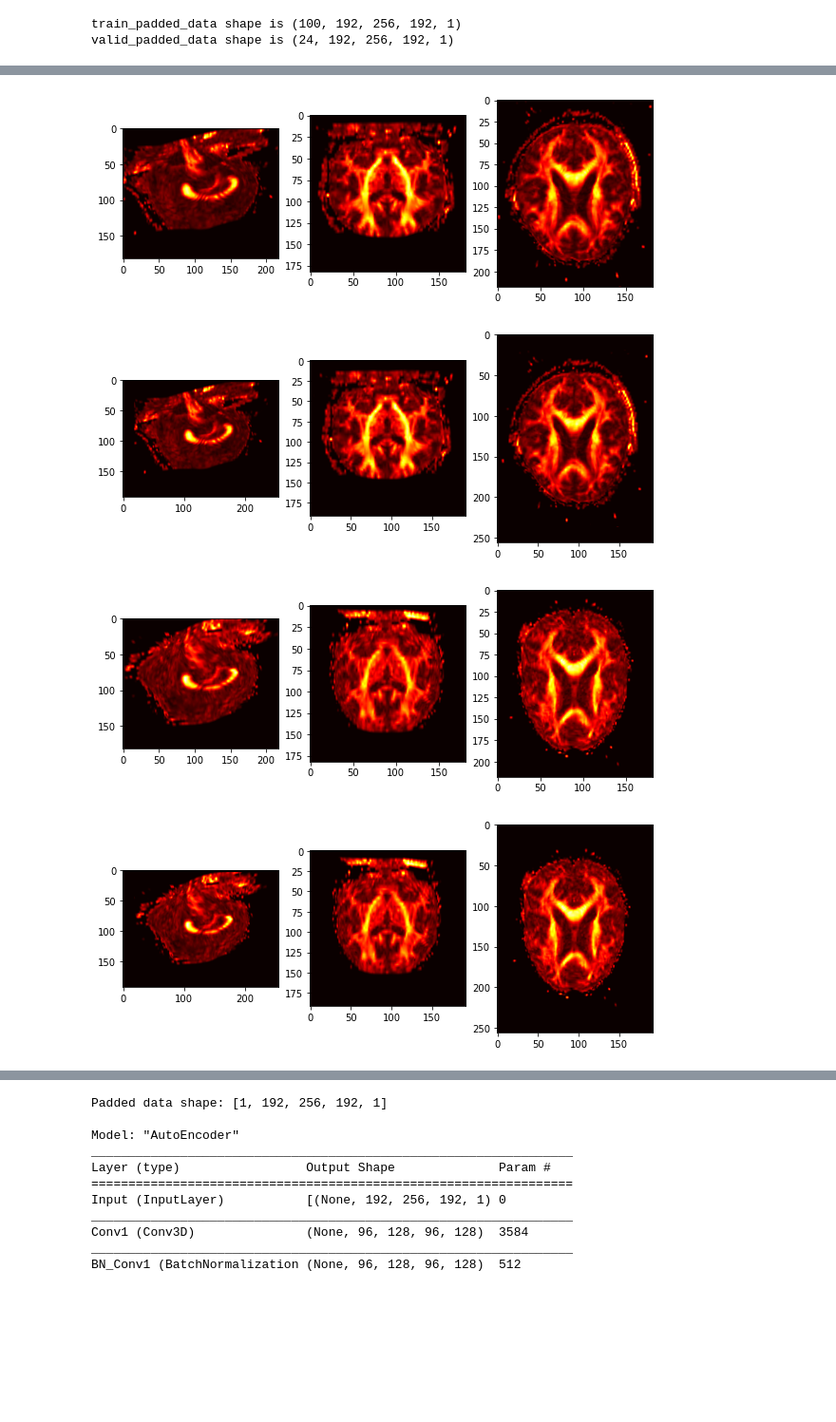
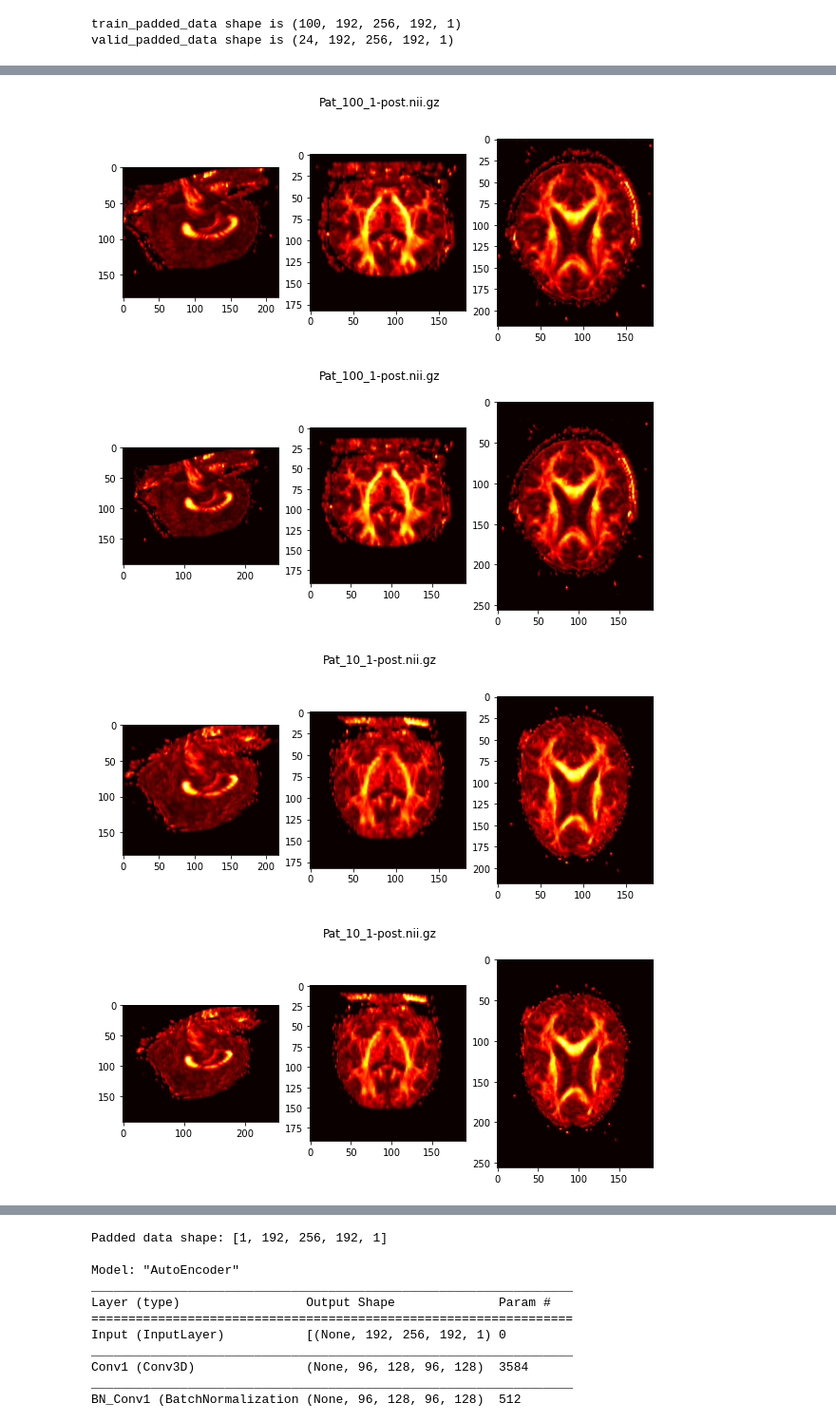
Before and after one commit to Hadi2468/DTI_Clustering, a Jupyter notebook: P4_36864.ipynb, the cells around one changed output, grey strips where cells are left out. Shown: that part at 95% size. Cells and saved outputs as stored; diff of their text form; code cells hidden in the pictures; blank space fills up the shorter version.

```diff
--- a/P4_36864.ipynb
+++ b/P4_36864.ipynb
@@ -49,14 +51,13 @@ Keras            2.4.3
 ## Dataset
 # %%
 ## Load train data
-data_source = "Data/data_random_1/"
-sample_train_subset = np.loadtxt(os.path.join(data_source, "sample_train.csv"), dtype=str, delimiter=",")
-train_data = np.load(os.path.join(data_source, "train.npy")).reshape(100,182,218,182,1)
+sample_train_subset = np.loadtxt(('./Data/data_random_1/sample_train.csv'), dtype=str, delimiter=",")
+train_data = np.load('./Data/data_random_1/train.npy').reshape(100,182,218,182,1)
 print('train_data shape is {}'.format(train_data.shape))
 
-## Load validation data
-sample_val_subset = np.loadtxt(os.path.join(data_source, "sample_valid.csv"), dtype=str, delimiter=",")
-valid_data = np.load(os.path.join(data_source, "valid.npy")).reshape(24,182,218,182,1)
+## Load Validation data
+sample_val_subset = np.loadtxt(('./Data/data_random_1/sample_valid.csv'), dtype=str, delimiter=",")
+valid_data = np.load('./Data/data_random_1/valid.npy').reshape(24,182,218,182,1)
 print('valid_data shape is {}'.format(valid_data.shape))
 # %% [output]
 train_data shape is (100, 182, 218, 182, 1)
@@ -85,41 +87,41 @@ def show_slices(slices):
     for i, slice in enumerate(slices):
         axes[i].imshow(slice.T, cmap="hot", origin="upper") # hot, Greys, gray
 # %%
-## Showing one or all Training samples in three dimension (one middle slice per each dimension)
-
+## Showing Original Train samples
 for m in range(1):
     slice_0 = train_data[m, 91, :, :, 0]
     slice_1 = train_data[m, :, 109, :, 0]
     slice_2 = train_data[m, :, :, 91, 0]
     show_slices([slice_0, slice_1, slice_2])
-#     plt.suptitle(sample_train_subset[m], x=0.5, y=0.9)
+    plt.suptitle(sample_train_subset[m], x=0.5, y=0.9)
 
+## Showing Padded Train samples
 for m in range(1):
     slice_3 = train_pad_data[m, 96, :, :, 0]
     slice_4 = train_pad_data[m, :, 128, :, 0]
     slice_5 = train_pad_data[m, :, :, 96, 0]
     show_slices([slice_3, slice_4, slice_5])
-#     plt.suptitle(sample_train_subset[m], x=0.5, y=0.9)
+    plt.suptitle(sample_train_subset[m], x=0.5, y=0.9)
 # %% [output]
-[figure, old version]
+[figure, new version]
-[figure, old version]
+[figure, new version]
 # %%
-## Showing one or all Validation samples in three dimension (one middle slice per each dimension)
-
+## Showing Original Valid samples
 for m in range(1):
     slice_0 = valid_data[m, 91, :, :, 0]
     slice_1 = valid_data[m, :, 109, :, 0]
     slice_2 = valid_data[m, :, :, 91, 0]
     show_slices([slice_0, slice_1, slice_2])
-#     plt.suptitle(sample_val_subset[m], x=0.5, y=0.9)
+    plt.suptitle(sample_val_subset[m], x=0.5, y=0.9)
 
+## Showing Padded Valid samples
 for m in range(1):
     slice_3 = valid_pad_data[m, 96, :, :, 0]
     slice_4 = valid_pad_data[m, :, 128, :, 0]
     slice_5 = valid_pad_data[m, :, :, 96, 0]
     show_slices([slice_3, slice_4, slice_5])
-#     plt.suptitle(sample_val_subset[m], x=0.5, y=0.9)
+    plt.suptitle(sample_val_subset[m], x=0.5, y=0.9)
 # %% [output]
-[figure, old version]
+[figure, new version]
-[figure, old version]
+[figure, new version]
 # %% [markdown]
```
Also changed, not shown: parts of 44 cells of this notebook, 22 other files.
